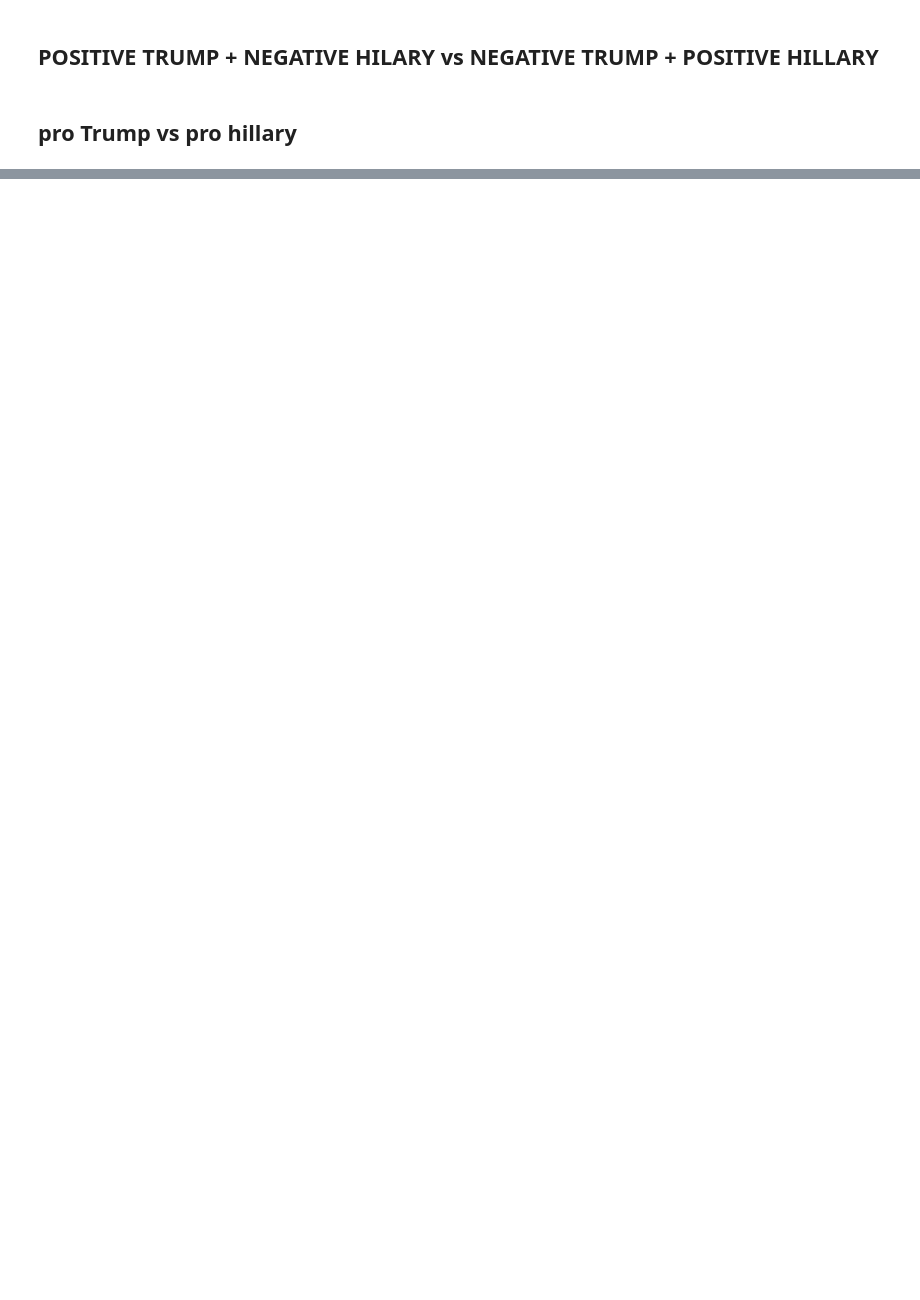
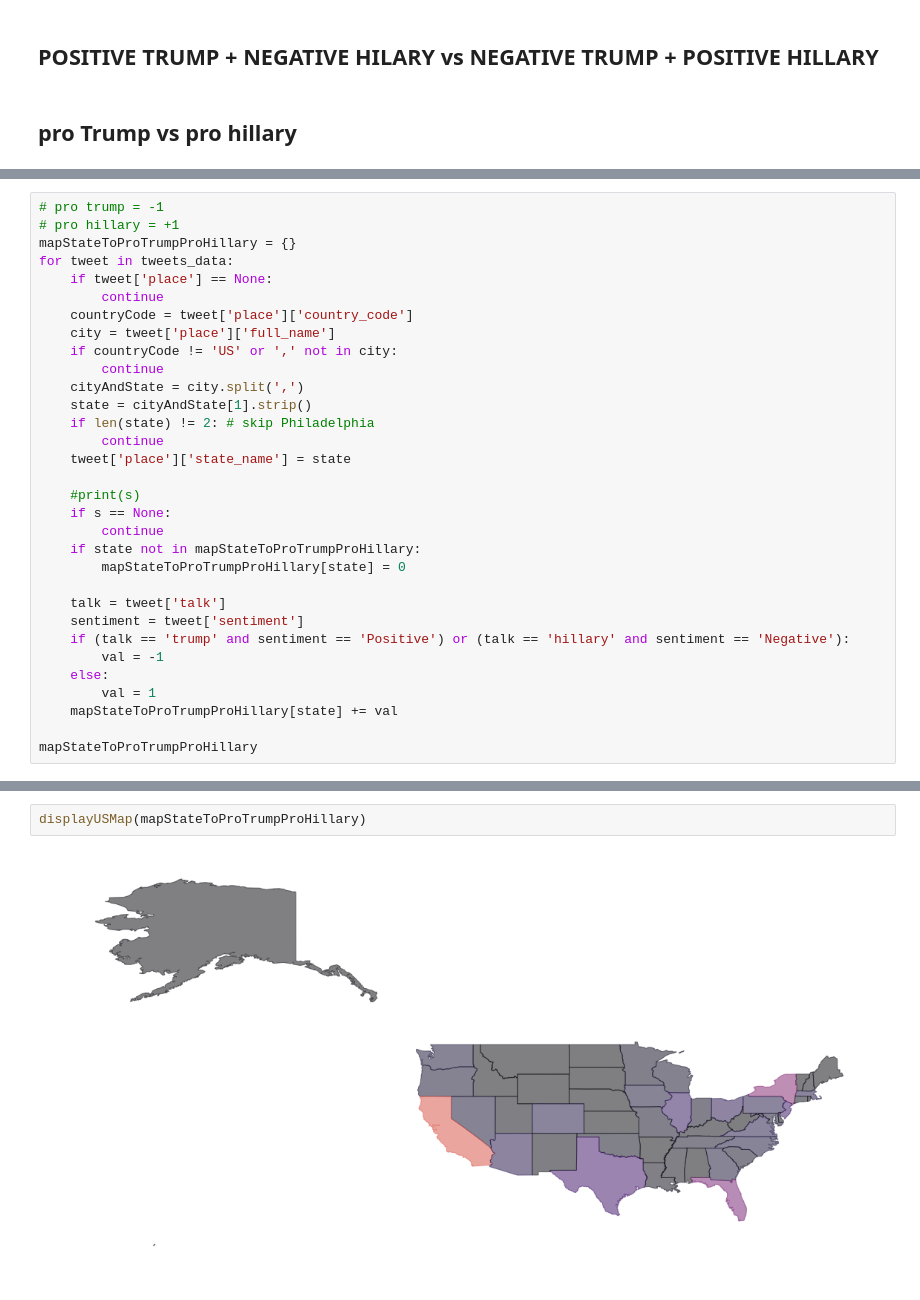
Before and after one commit to maxcrous/Elections_Twitter_Project, a Jupyter notebook: week3_4_assignment_albert.ipynb, the cells around one changed output, grey strips where cells are left out. Cells and saved outputs as stored; diff of their text form; blank space fills up the shorter version.

```diff
--- a/week3_4_assignment_albert.ipynb
+++ b/week3_4_assignment_albert.ipynb
@@ -846,0 +1027,32 @@ plt.show()
+# %%
+# pro trump = -1
+# pro hillary = +1
+mapStateToProTrumpProHillary = {}
+for tweet in tweets_data:
+    if tweet['place'] == None:
+        continue
+    countryCode = tweet['place']['country_code']
+    city = tweet['place']['full_name']
+    if countryCode != 'US' or ',' not in city:
+        continue
+    cityAndState = city.split(',')
+    state = cityAndState[1].strip()
+    if len(state) != 2: # skip Philadelphia
+        continue
+    tweet['place']['state_name'] = state
+
+    #print(s)
+    if s == None:
+        continue
+    if state not in mapStateToProTrumpProHillary:
+        mapStateToProTrumpProHillary[state] = 0
+
+    talk = tweet['talk']
+    sentiment = tweet['sentiment']
+    if (talk == 'trump' and sentiment == 'Positive') or (talk == 'hillary' and sentiment == 'Negative'):
+        val = -1
+    else:
+        val = 1
+    mapStateToProTrumpProHillary[state] += val
+
+mapStateToProTrumpProHillary
@@ -846,0 +1077,4 @@ plt.show()
+# %%
+displayUSMap(mapStateToProTrumpProHillary)
+# %% [output]
+[figure, added]
```
Also changed, not shown: parts of 57 cells of this notebook, 1 other file.
